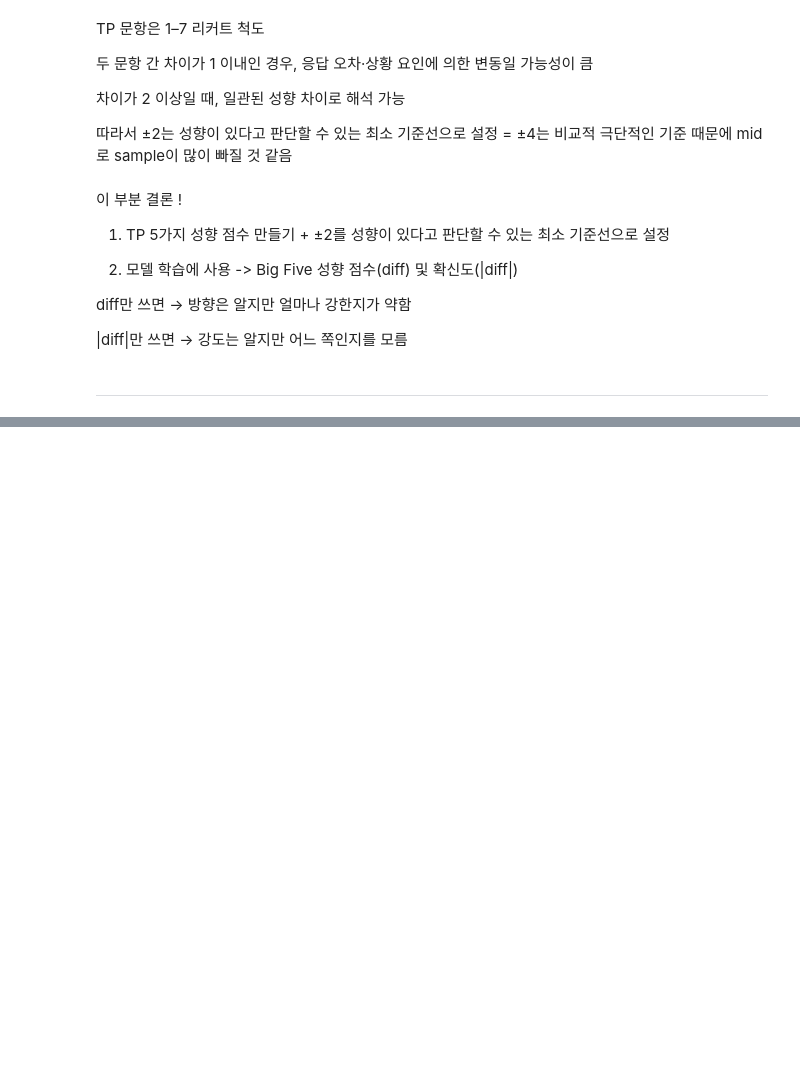
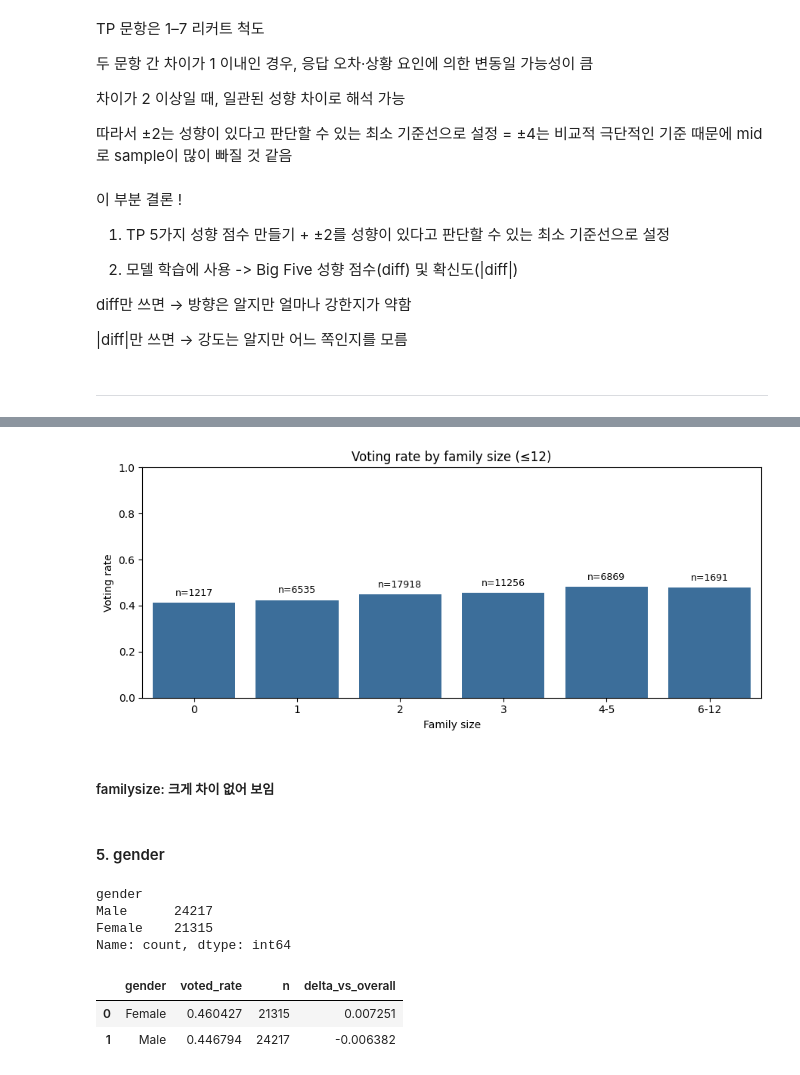
Before and after one commit to hyem1013/vote-AI, a Jupyter notebook: notebooks/hyemin/01_EDA.ipynb, the cells around one changed output, grey strips where cells are left out. Drawn from its saved outputs; the diff is of its cells as text; code cells hidden in the pictures; blank space fills up the shorter version.

```diff
--- a/notebooks/hyemin/01_EDA.ipynb
+++ b/notebooks/hyemin/01_EDA.ipynb
@@ -600,0 +892,17 @@ diff만 쓰면 → 방향은 알지만 얼마나 강한지가 약함
+# %%
+# 3. familysize 요약 테이블
+fam_summary = (
+    df_eda
+    .groupby("familysize_bin")
+    .agg(
+        voted_rate=("voted_bin", "mean"),
+        n=("voted_bin", "size")
+    )
+    .reset_index()
+)
+
+# 전체 평균 대비 차이
+overall_rate = df_eda["voted_bin"].mean()
+fam_summary["delta_vs_overall"] = fam_summary["voted_rate"] - overall_rate
+
+fam_summary
@@ -600,0 +917,63 @@ diff만 쓰면 → 방향은 알지만 얼마나 강한지가 약함
+# %%
+# 4. 시각화
+plt.figure(figsize=(9,4))
+ax = sns.barplot(
+    data=fam_summary,
+    x="familysize_bin",
+    y="voted_rate",
+    color="#2c6faa"
+)
+
+ax.set_ylim(0, 1)
+ax.set_xlabel("Family size")
+ax.set_ylabel("Voting rate")
+ax.set_title("Voting rate by family size (≤12)")
+
+# 막대 끝 기준 n 표시
+for patch, (_, row) in zip(ax.patches, fam_summary.iterrows()):
+    height = patch.get_height()
+    ax.text(
+        patch.get_x() + patch.get_width() / 2,
+        height + 0.02,
+        f'n={int(row["n"])}',
+        ha="center",
+        va="bottom",
+        fontsize=9
+    )
+
+plt.tight_layout()
+plt.show()
+# %% [output]
+[figure, added]
+# %% [markdown]
+##### familysize: 크게 차이 없어 보임
+# %% [markdown]
+#### 5. gender
+# %%
+# 1. 분포 확인
+df_eda["gender"].value_counts(dropna=False)
+# %% [output]
+gender
+Male      24217
+Female    21315
+Name: count, dtype: int64
+# %%
+# 2. gender 투표율 요약 테이블
+gender_summary = (
+    df_eda
+    .groupby("gender")
+    .agg(
+        voted_rate=("voted_bin", "mean"),
+        n=("voted_bin", "size")
+    )
+    .reset_index()
+)
+
+overall_rate = df_eda["voted_bin"].mean()
+gender_summary["delta_vs_overall"] = gender_summary["voted_rate"] - overall_rate
+
+gender_summary
+# %% [output]
+|  | gender | voted_rate | n | delta_vs_overall |
+| 0 | Female | 0.460427 | 21315 | 0.007251 |
+| 1 | Male | 0.446794 | 24217 | -0.006382 |
```
Also changed, not shown: parts of 25 cells of this notebook.
